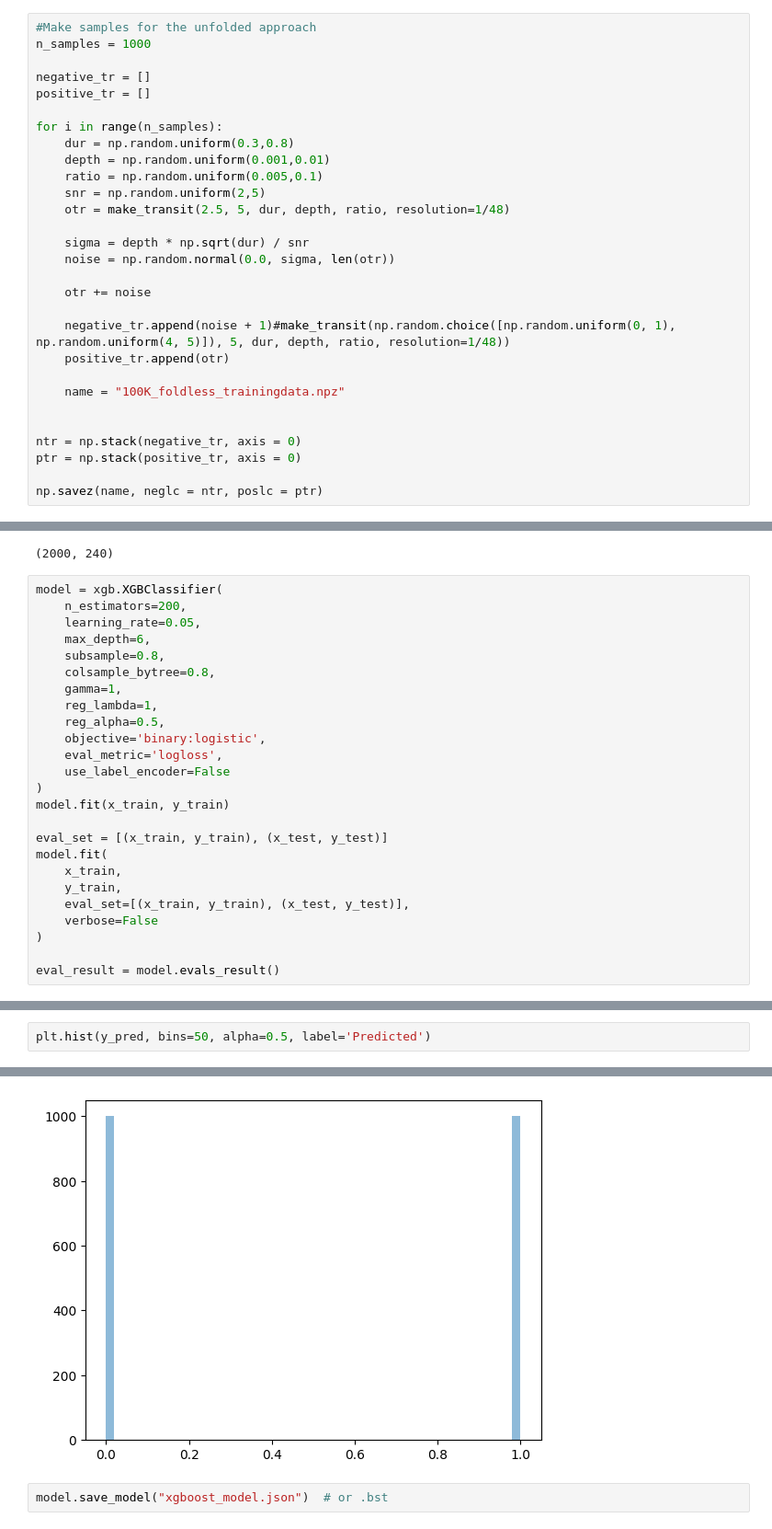
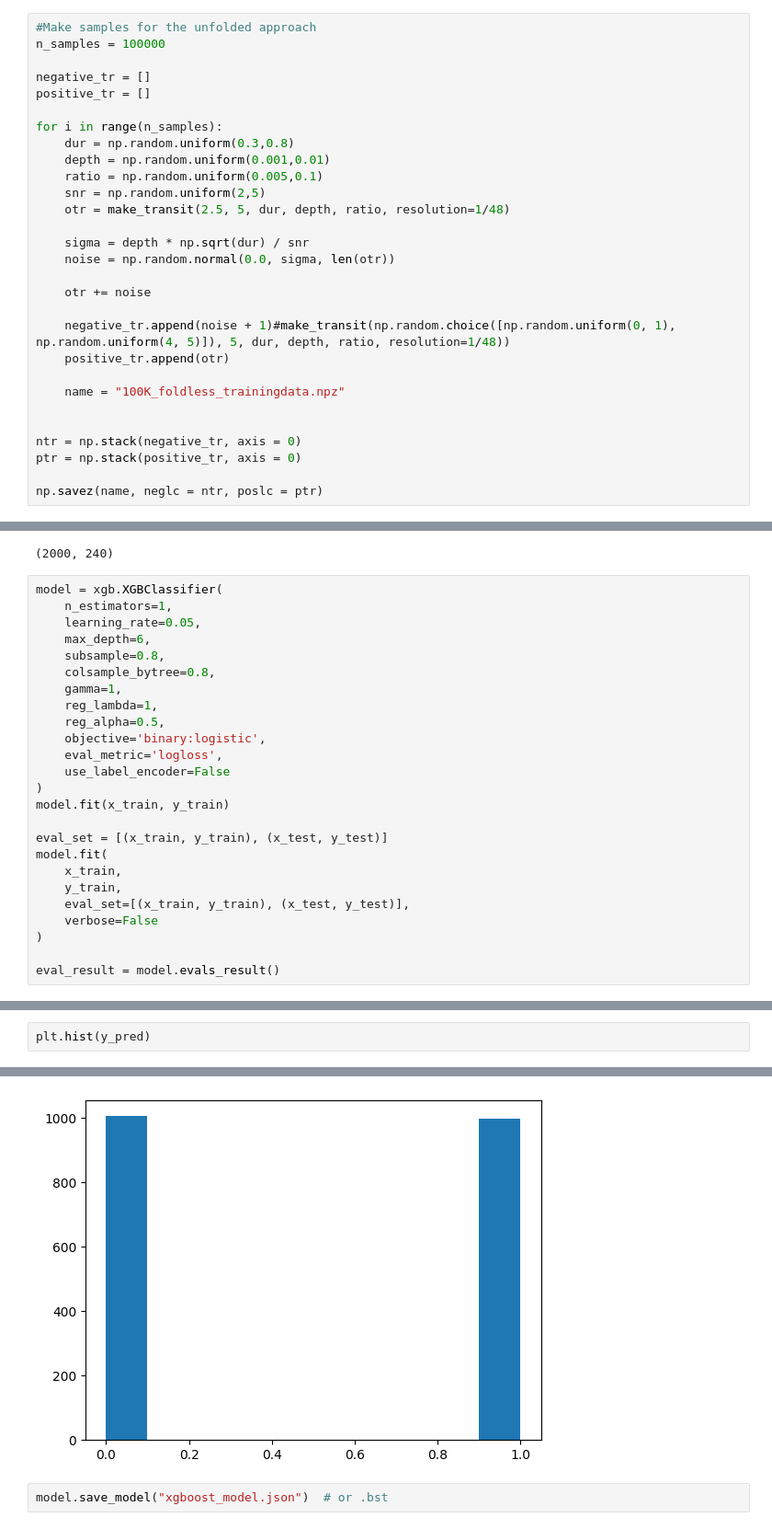
Before and after one commit to sfremy/astro_tools, a Jupyter notebook: a2_train_model_v2.ipynb, the cells around one changed output, grey strips where cells are left out. Shown at 92% size. Saved outputs shown, nothing was run; the diff lists cells and outputs as text.

```diff
--- a/a2_train_model_v2.ipynb
+++ b/a2_train_model_v2.ipynb
@@ -385,6 +390,6 @@ plt.plot(otr)
 # %%
 #Make samples for the unfolded approach
-n_samples = 1000
+n_samples = 100000
 
 negative_tr = []
 positive_tr = []
@@ -492,7 +497,7 @@ x_train.shape
 (2000, 240)
 # %%
 model = xgb.XGBClassifier(
-    n_estimators=200,
+    n_estimators=1,
     learning_rate=0.05,
     max_depth=6,
     subsample=0.8,
@@ -548,3 +550,3 @@ Accuracy: 1.0
 # %%
-plt.hist(y_pred, bins=50, alpha=0.5, label='Predicted')
+plt.hist(y_pred)
 # %% [output]
@@ -563,3 +557,3 @@ plt.hist(y_pred, bins=50, alpha=0.5, label='Predicted')
-[figure, old version]
+[figure, new version]
 # %%
 model.save_model("xgboost_model.json")  # or .bst
```
Also changed, not shown: parts of 13 cells of this notebook, 3 other files.
